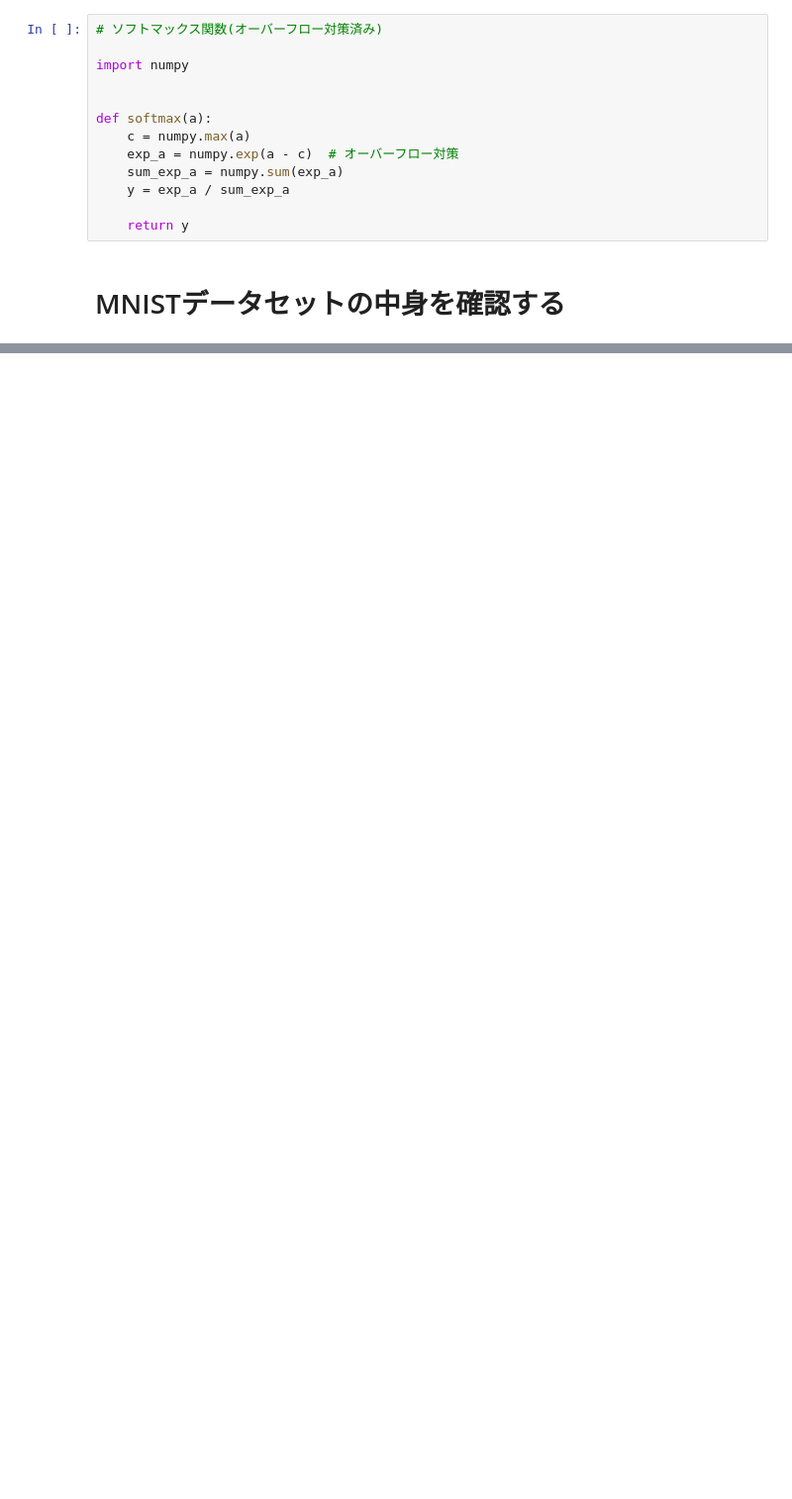
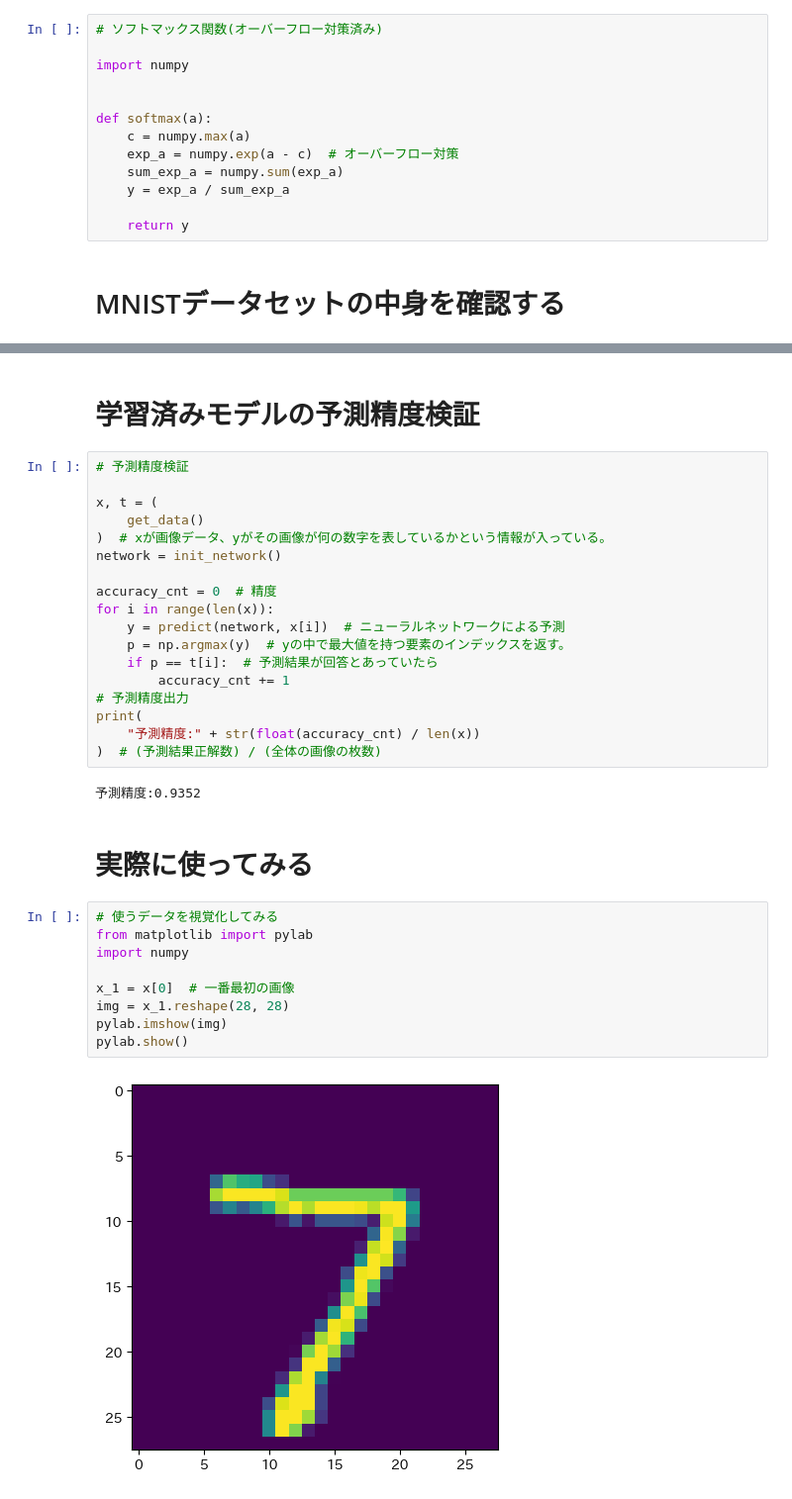
Before and after one commit to yoshiyuki-140/summer-camp-datadreamers-deeplearning, a Jupyter notebook: my-code/code-1.ipynb, the cells around one changed output, grey strips where cells are left out. Shown at 99% size. Cells and saved outputs as stored; diff of their text form; blank space fills up the shorter version.

```diff
--- a/my-code/code-1.ipynb
+++ b/my-code/code-1.ipynb
@@ -573,0 +611,35 @@ plt.show()
+# %% [markdown]
+# 学習済みモデルの予測精度検証
+# %%
+# 予測精度検証
+
+x, t = (
+    get_data()
+)  # xが画像データ、yがその画像が何の数字を表しているかという情報が入っている。
+network = init_network()
+
+accuracy_cnt = 0  # 精度
+for i in range(len(x)):
+    y = predict(network, x[i])  # ニューラルネットワークによる予測
+    p = np.argmax(y)  # yの中で最大値を持つ要素のインデックスを返す。
+    if p == t[i]:  # 予測結果が回答とあっていたら
+        accuracy_cnt += 1
+# 予測精度出力
+print(
+    "予測精度:" + str(float(accuracy_cnt) / len(x))
+)  # (予測結果正解数) / (全体の画像の枚数)
+# %% [output]
+予測精度:0.9352
+# %% [markdown]
+# 実際に使ってみる
+# %%
+# 使うデータを視覚化してみる
+from matplotlib import pylab
+import numpy
+
+x_1 = x[0]  # 一番最初の画像
+img = x_1.reshape(28, 28)
+pylab.imshow(img)
+pylab.show()
+# %% [output]
+[figure, added]
```
Also changed, not shown: parts of 6 cells of this notebook.
